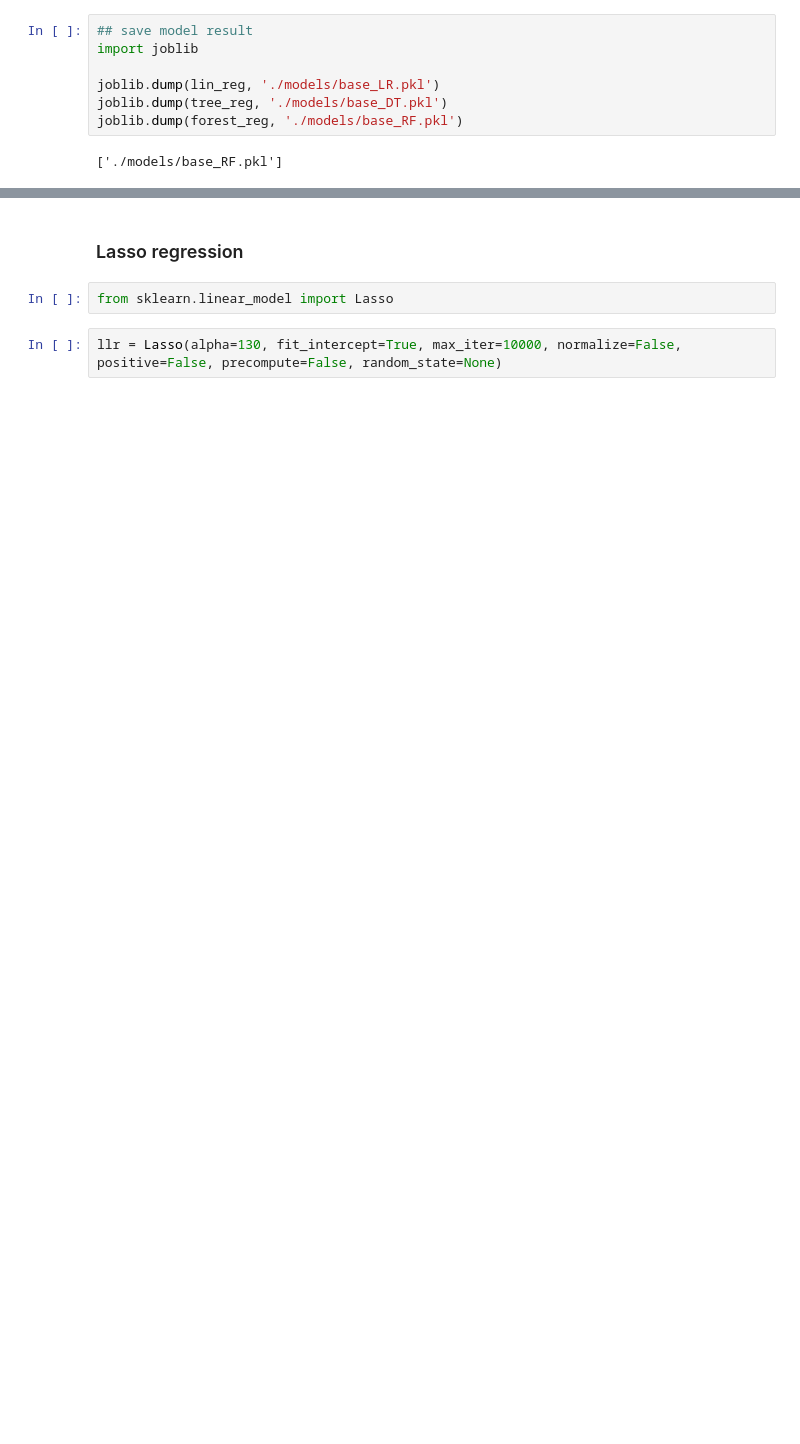
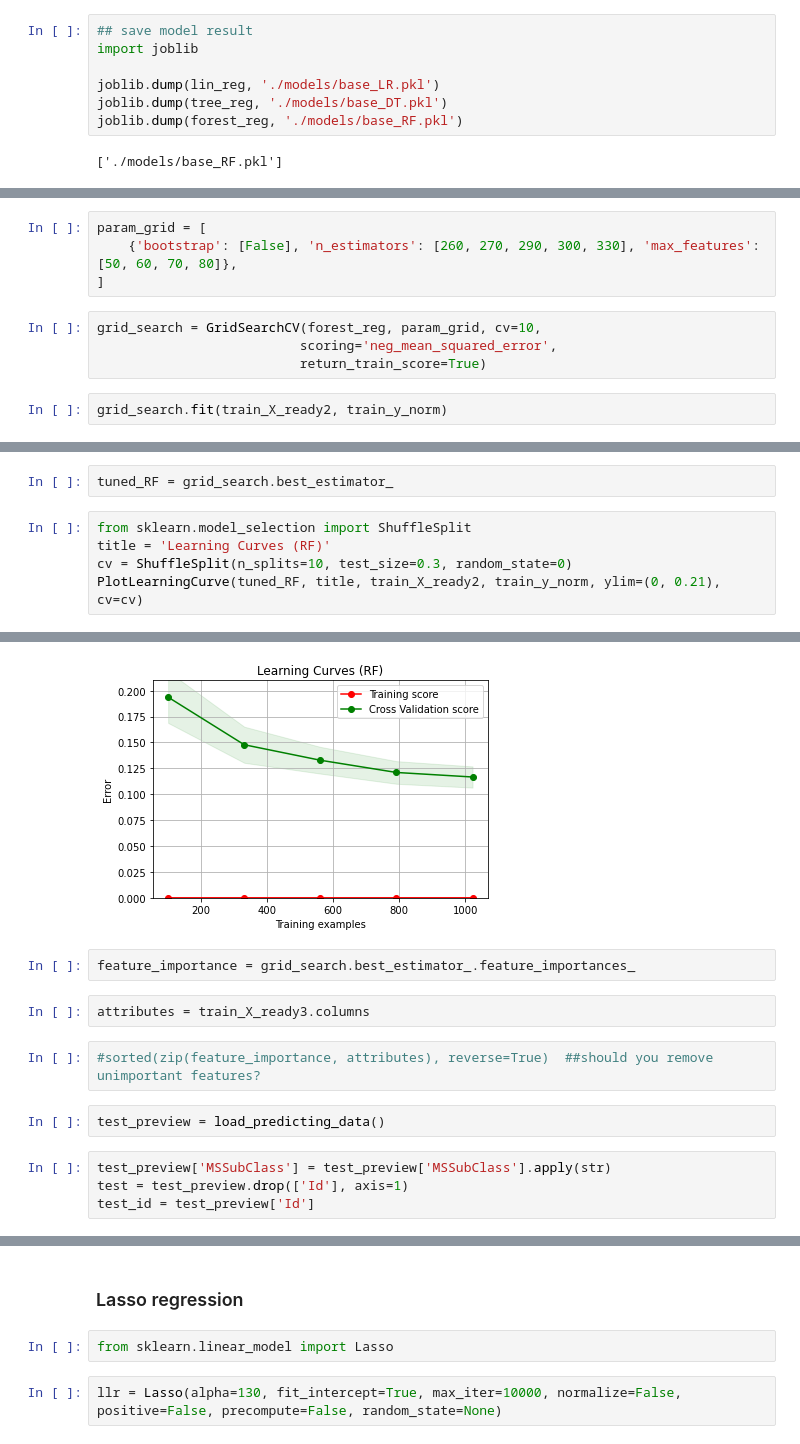
Before and after one commit to zhangyang2017/kaggle_HousePrices_Advanced, a Jupyter notebook: pipeline_topDown.ipynb, the cells around one changed output, grey strips where cells are left out. Cells and saved outputs as stored; diff of their text form; blank space fills up the shorter version.

Commit message:
new model

```diff
--- a/pipeline_topDown.ipynb
+++ b/pipeline_topDown.ipynb
@@ -428,0 +427,10 @@ joblib.dump(forest_reg, './models/base_RF.pkl')
+# %%
+param_grid = [
+    {'bootstrap': [False], 'n_estimators': [260, 270, 290, 300, 330], 'max_features': [50, 60, 70, 80]},
+]
+# %%
+grid_search = GridSearchCV(forest_reg, param_grid, cv=10,
+                          scoring='neg_mean_squared_error',
+                          return_train_score=True)
+# %%
+grid_search.fit(train_X_ready2, train_y_norm)
@@ -428,0 +473,8 @@ joblib.dump(forest_reg, './models/base_RF.pkl')
+# %%
+tuned_RF = grid_search.best_estimator_
+# %%
+from sklearn.model_selection import ShuffleSplit
+title = 'Learning Curves (RF)'
+cv = ShuffleSplit(n_splits=10, test_size=0.3, random_state=0)
+PlotLearningCurve(tuned_RF, title, train_X_ready2, train_y_norm, ylim=(0, 0.21), cv=cv)
+# %% [output]
@@ -428,0 +482,13 @@ joblib.dump(forest_reg, './models/base_RF.pkl')
+[figure, added]
+# %%
+feature_importance = grid_search.best_estimator_.feature_importances_
+# %%
+attributes = train_X_ready3.columns
+# %%
+#sorted(zip(feature_importance, attributes), reverse=True)  ##should you remove unimportant features?
+# %%
+test_preview = load_predicting_data()
+# %%
+test_preview['MSSubClass'] = test_preview['MSSubClass'].apply(str)
+test = test_preview.drop(['Id'], axis=1)
+test_id = test_preview['Id']
```
Also changed, not shown: parts of 59 cells of this notebook.
